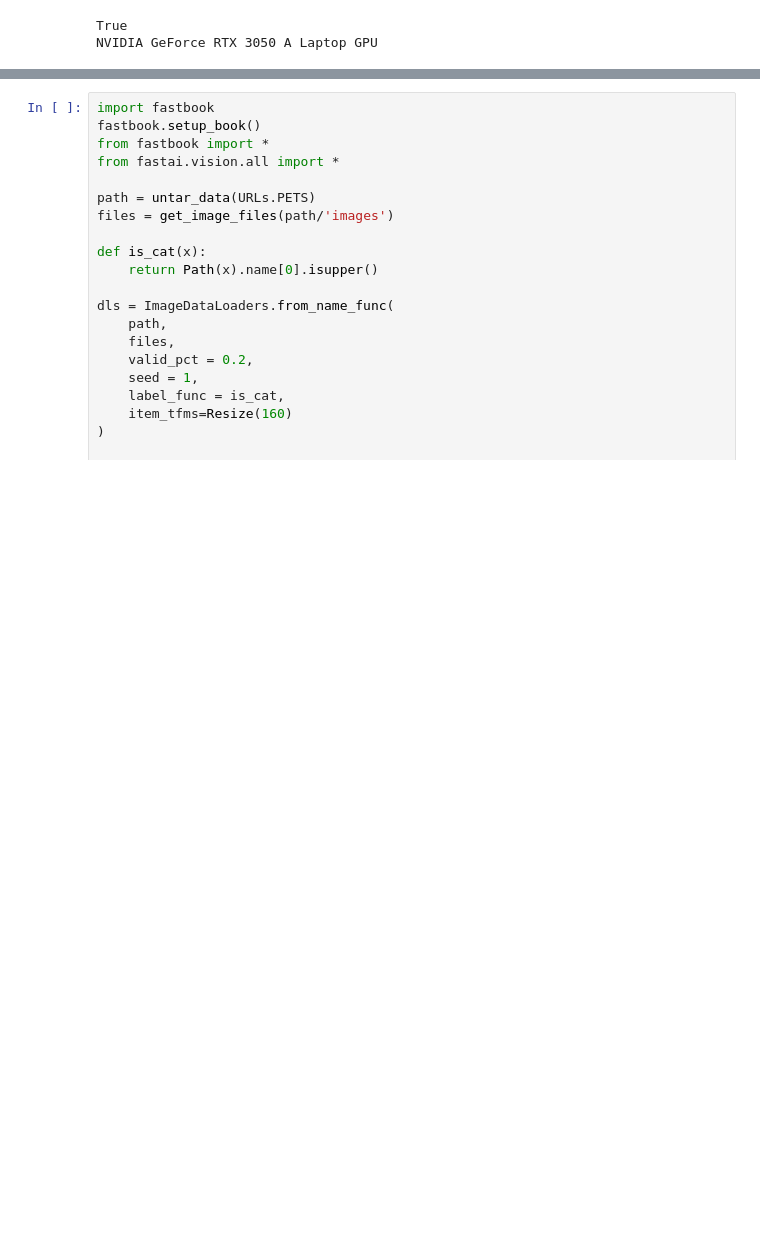
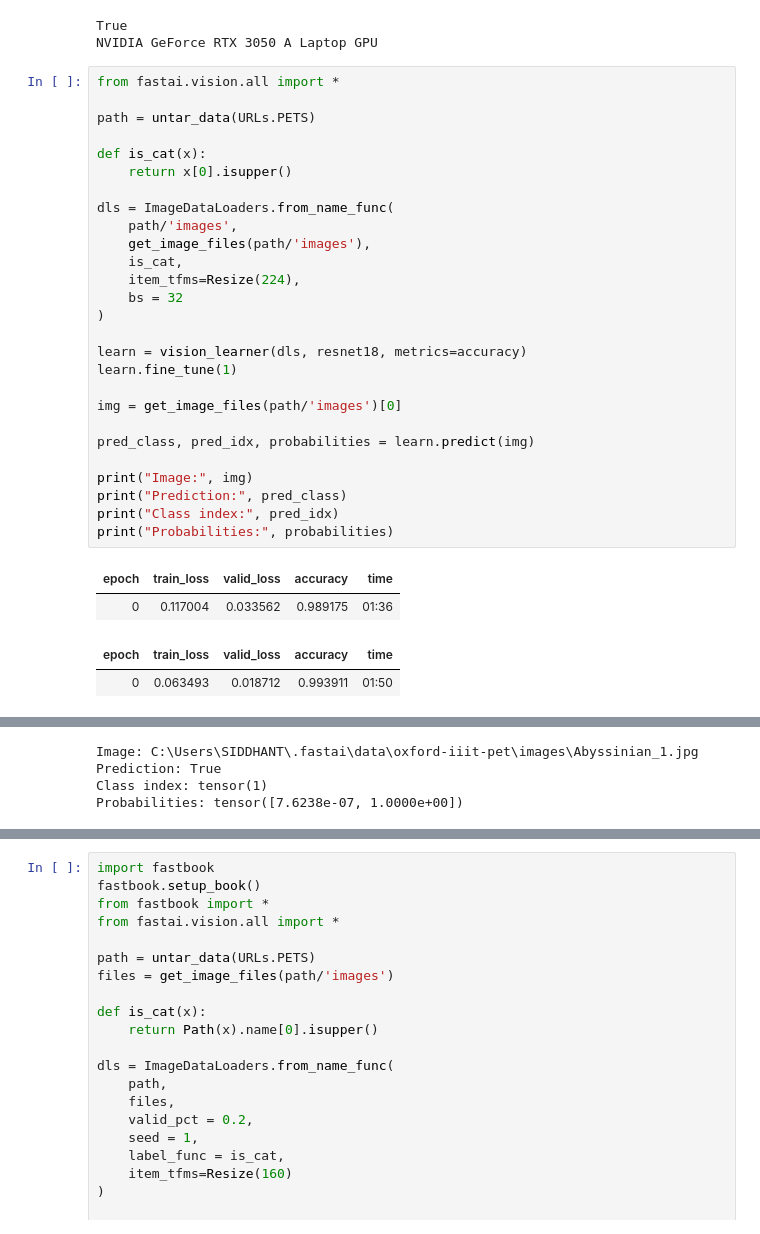
Before and after one commit to SiddhantSharma1723/python-for-ai, a Jupyter notebook: Practice/Phase-5-Deep-Learning/fastai.ipynb, the cells around one changed output, grey strips where cells are left out. Saved outputs shown, nothing was run; the diff lists cells and outputs as text; blank space fills up the shorter version.

```diff
--- a/Practice/Phase-5-Deep-Learning/fastai.ipynb
+++ b/Practice/Phase-5-Deep-Learning/fastai.ipynb
@@ -8,3 +8,35 @@ print(torch.cuda.get_device_name(0))
 # %% [output]
 True
 NVIDIA GeForce RTX 3050 A Laptop GPU
+# %%
+from fastai.vision.all import *
+
+path = untar_data(URLs.PETS)
+
+def is_cat(x):
+    return x[0].isupper()
+
+dls = ImageDataLoaders.from_name_func(
+    path/'images',
+    get_image_files(path/'images'),
+    is_cat,
+    item_tfms=Resize(224),
+    bs = 32
+)
+
+learn = vision_learner(dls, resnet18, metrics=accuracy)
+learn.fine_tune(1)
+
+img = get_image_files(path/'images')[0]
+
+pred_class, pred_idx, probabilities = learn.predict(img)
+
+print("Image:", img)
+print("Prediction:", pred_class)
+print("Class index:", pred_idx)
+print("Probabilities:", probabilities)
+# %% [output]
+| epoch | train_loss | valid_loss | accuracy | time |
+| 0 | 0.117004 | 0.033562 | 0.989175 | 01:36 |
+| epoch | train_loss | valid_loss | accuracy | time |
+| 0 | 0.063493 | 0.018712 | 0.993911 | 01:50 |
@@ -10,0 +44,4 @@ NVIDIA GeForce RTX 3050 A Laptop GPU
+Image: C:\Users\SIDDHANT\.fastai\data\oxford-iiit-pet\images\Abyssinian_1.jpg
+Prediction: True
+Class index: tensor(1)
+Probabilities: tensor([7.6238e-07, 1.0000e+00])
```
Also changed, not shown: parts of 2 cells of this notebook, 41 other files.
